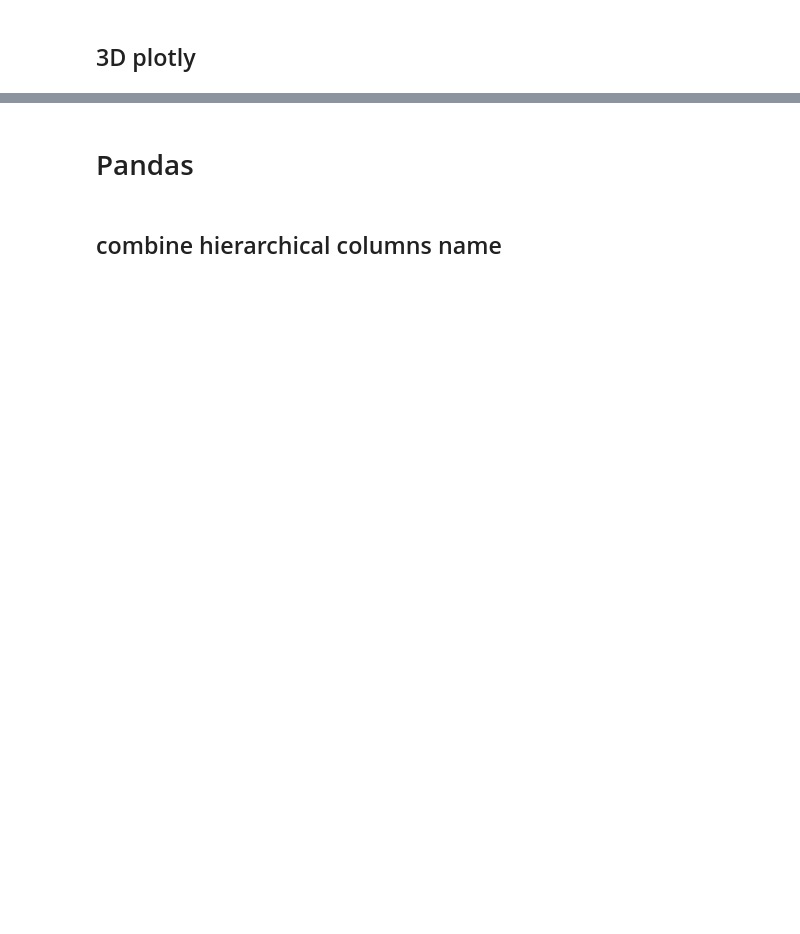
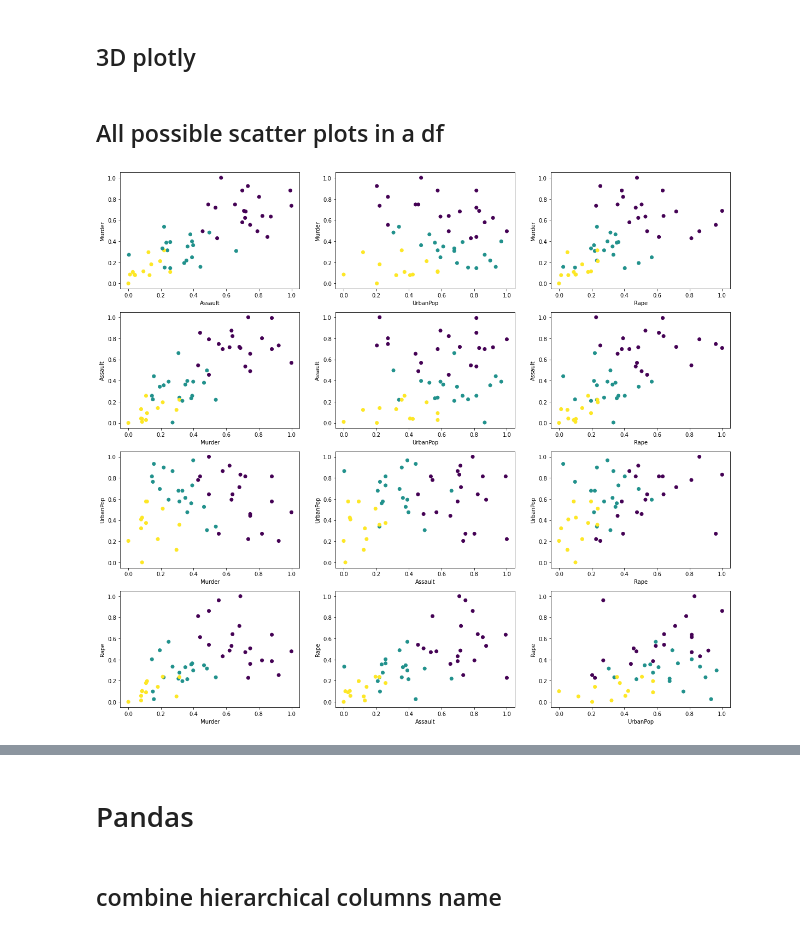
Before and after one commit to harun1yuksel/working, a Jupyter notebook: usefull_codes/usefull_functions.ipynb, the cells around one changed output, grey strips where cells are left out. Cells and saved outputs as stored; diff of their text form; code cells hidden in the pictures; blank space fills up the shorter version.

```diff
--- a/usefull_codes/usefull_functions.ipynb
+++ b/usefull_codes/usefull_functions.ipynb
@@ -77,3 +109,22 @@ fig = px.scatter_3d(df,
                     z='culmen_depth_mm',
                     color='species')
 fig.show();
+# %% [markdown]
+## All possible scatter plots in  a df
+# %%
+plt.figure(figsize = (20,18))
+plot_number = 1
+for i in df:
+    for j in df:
+        if j!=i:
+            plt.subplot(4,3,plot_number)
+            plt.scatter(df[j], df[i], c = clusters, cmap = "viridis")
+            plt.xlabel(j)
+            plt.ylabel(i)
+            plot_number += 1
+
+# 4 feature 3 class ımız var. Her bir kombinasyon için bir scatter plot çizdirdik
+# Bütün featureların birbiri ile olan ilişkisini görüyoruz
+# Hangi featureların nasıl ayrıştığını görüyoruz
+# %% [output]
+[figure, added]
```
Also changed, not shown: parts of 9 cells of this notebook, 1 other file.
